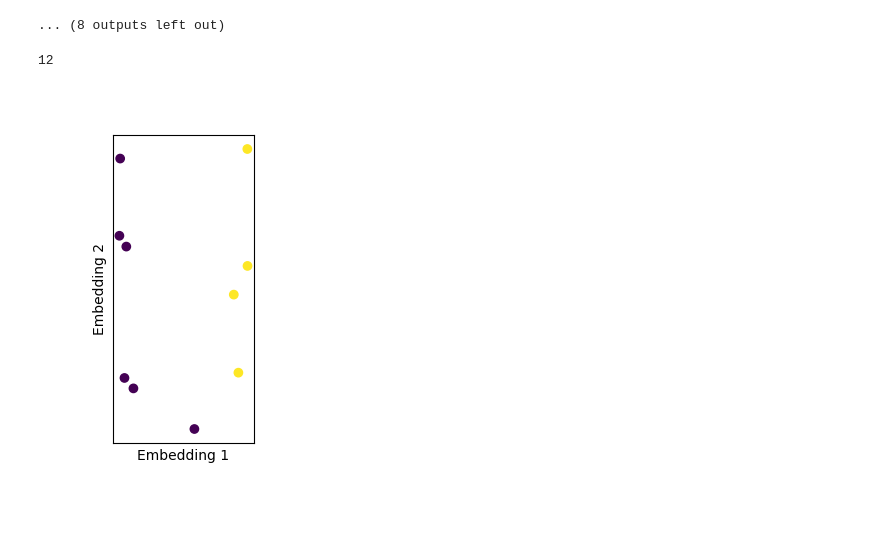
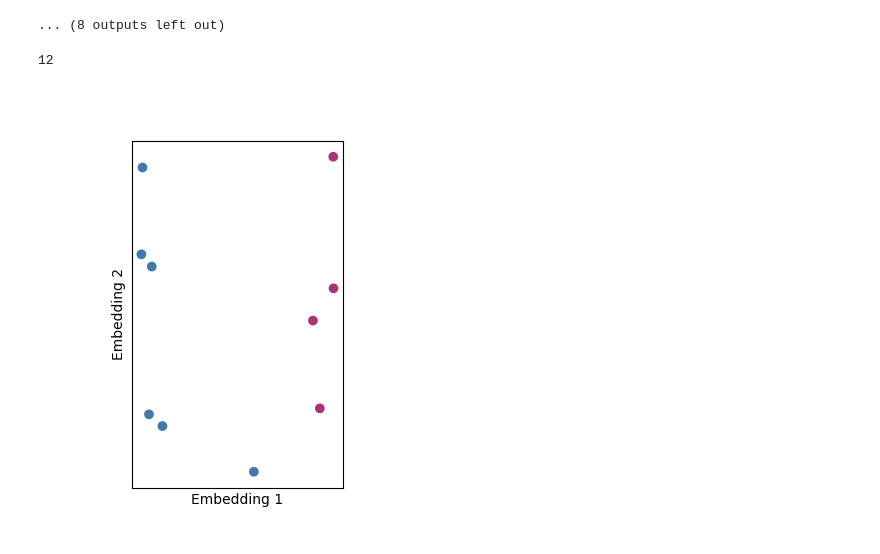
Before and after one commit to wjm41/on2logic, a Jupyter notebook: notebooks/visualisation.ipynb, the cells around one changed output. Cells and saved outputs as stored; diff of their text form; code cells hidden in the pictures; blank space fills up the shorter version.

Commit message:
Looks nicer and uses colourblind-safe colour scheme.

```diff
--- a/notebooks/visualisation.ipynb
+++ b/notebooks/visualisation.ipynb
@@ -99,41 +99,47 @@ tensor([0.8008, 0.7143, 0.7377, 0.7263, 0.7718, 1.0000, 0.5818, 0.5185, 0.5374,
 from sklearn.decomposition import PCA
 # %%
 from matplotlib import gridspec
+# %%
+# Colourblind colourschemes
+from colour_schemes import tol_cset
+from matplotlib import colors
+colours = list(tol_cset("bright"))
+cmap = colors.ListedColormap(colours[:-2])
 # %%
 %matplotlib widget
 # %%
 pca2 = PCA(2)
 x,y = pca2.fit_transform(outputs.detach().numpy()).T
 
 # Figure
-gs = gridspec.GridSpec(1,2,width_ratios=[1,2])
-fig = plt.figure(figsize=(6,4))
-#fig,axs = plt.subplots(ncols=2,figsize=(6,5))
+gs = gridspec.GridSpec(1,2,width_ratios=[2,3])
+fig = plt.figure(figsize=(7.5,4.5))
 lax = plt.subplot(gs[0])
 rax = plt.subplot(gs[1])
-scatter = lax.scatter(x,y,c=labels)
+# Scatter plot for LHS
+scatter = lax.scatter(x,y,c=labels,cmap=cmap)
 # Make it look nicer
 lax.set_xlabel("Embedding 1")
 lax.set_ylabel("Embedding 2")
 lax.tick_params(bottom=False,left=False,labelbottom=False,labelleft=False)
 
 img = rax.imshow(images[0].permute(1, 2, 0))
 rax.tick_params(bottom=False,left=False,labelbottom=False,labelleft=False)
 rax.set_visible(False)
 def hover(event):
     # if the mouse is over the scatter points
     if scatter.contains(event)[0]:
         # find out the index within the array from the event
         ind, = scatter.contains(event)[1]["ind"]
         # Show view and make it visible
         img.set_data(images[ind].permute(1, 2, 0))
         rax.set_visible(True)
     else:
         #if the mouse is not over a scatter point
         rax.set_visible(False)
     fig.canvas.draw_idle()
 # add callback for mouse moves
 fig.canvas.mpl_connect('motion_notify_event', hover)
 # %% [output]
 12
-[figure, old version]
+[figure, new version]
```
Also changed, not shown: 1 other file.
